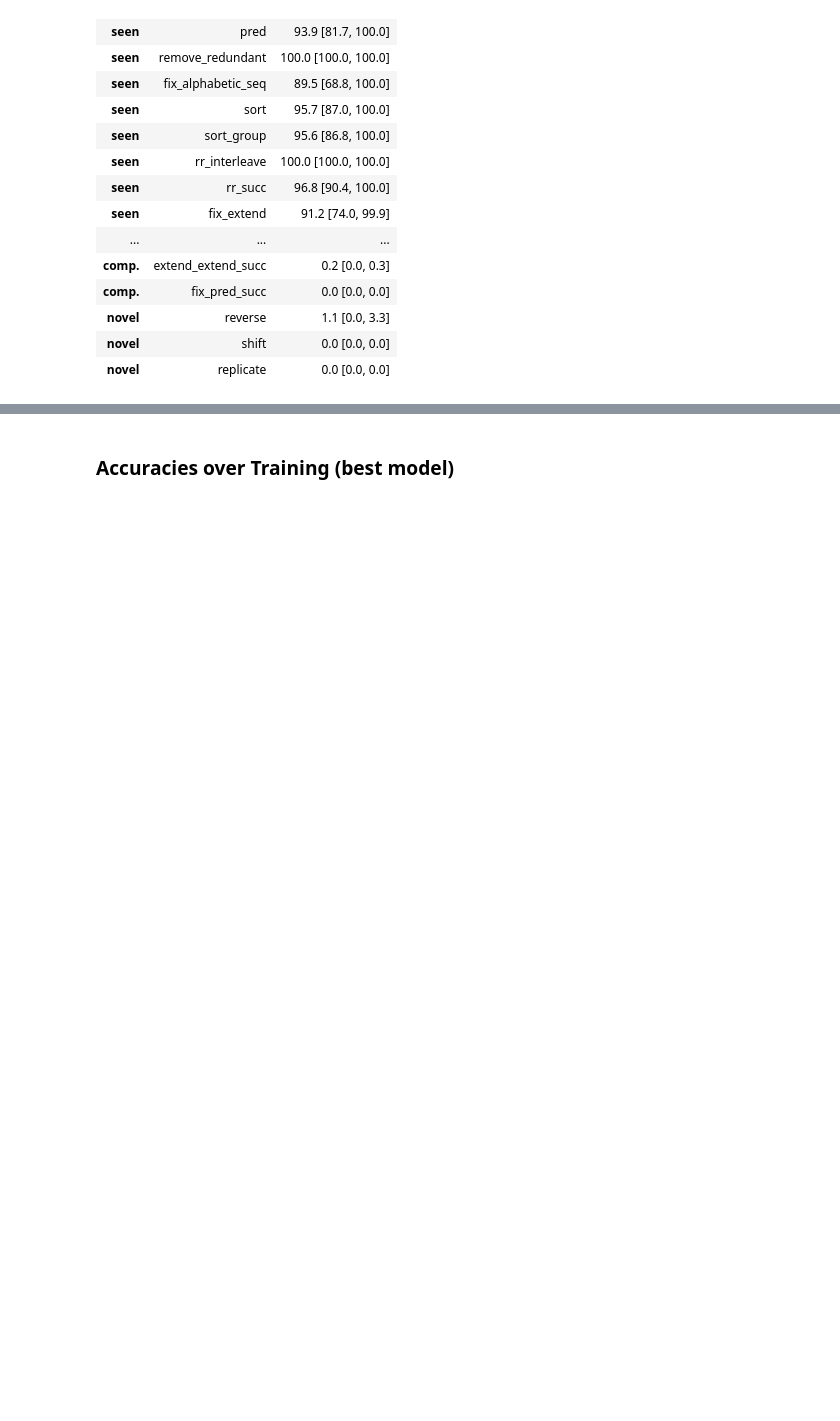
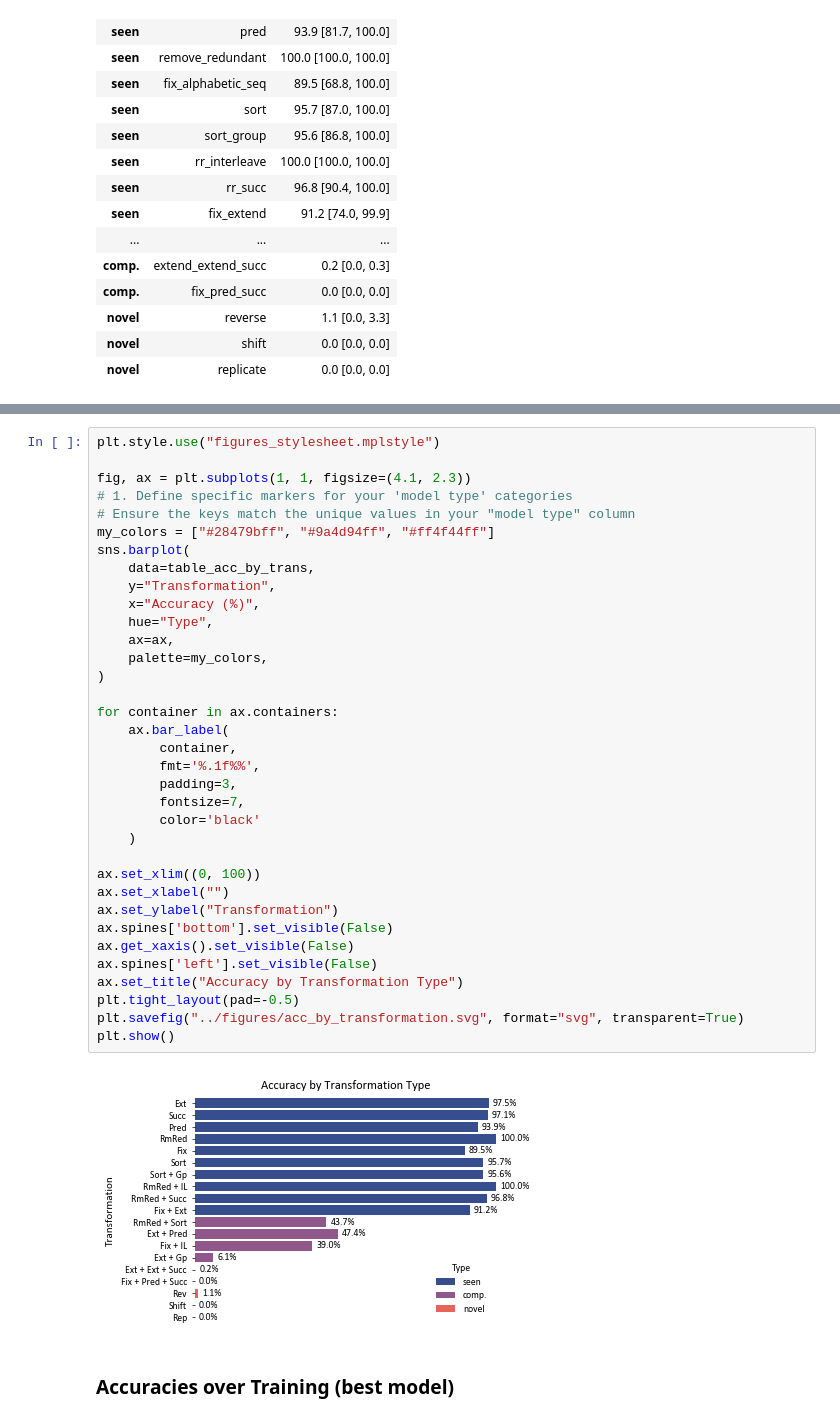
Before and after one commit to philipp-hellwig/MLC-letter-string-analogies, a Jupyter notebook: analyses/num_perm_alphabets.ipynb, the cells around one changed output, grey strips where cells are left out. Saved outputs shown, nothing was run; the diff lists cells and outputs as text; blank space fills up the shorter version.

```diff
--- a/analyses/num_perm_alphabets.ipynb
+++ b/analyses/num_perm_alphabets.ipynb
@@ -396,3 +602,40 @@ table_acc_by_trans
+# %%
+plt.style.use("figures_stylesheet.mplstyle")
+
+fig, ax = plt.subplots(1, 1, figsize=(4.1, 2.3))
+# 1. Define specific markers for your 'model type' categories
+# Ensure the keys match the unique values in your "model type" column
+my_colors = ["#28479bff", "#9a4d94ff", "#ff4f44ff"]
+sns.barplot(
+    data=table_acc_by_trans,
+    y="Transformation",
+    x="Accuracy (%)",
+    hue="Type",
+    ax=ax,
+    palette=my_colors,
+)
+
+for container in ax.containers:
+    ax.bar_label(
+        container,
+        fmt='%.1f%%',
+        padding=3,
+        fontsize=7,
+        color='black'
+    )
+
+ax.set_xlim((0, 100))
+ax.set_xlabel("")
+ax.set_ylabel("Transformation")
+ax.spines['bottom'].set_visible(False)
+ax.get_xaxis().set_visible(False)
+ax.spines['left'].set_visible(False)
+ax.set_title("Accuracy by Transformation Type")
+plt.tight_layout(pad=-0.5)
+plt.savefig("../figures/acc_by_transformation.svg", format="svg", transparent=True)
+plt.show()
+# %% [output]
+[figure, added]
 # %% [markdown]
 ### Accuracies over Training (best model)
 # %%
```
Also changed, not shown: parts of 10 cells of this notebook, 25 other files.
